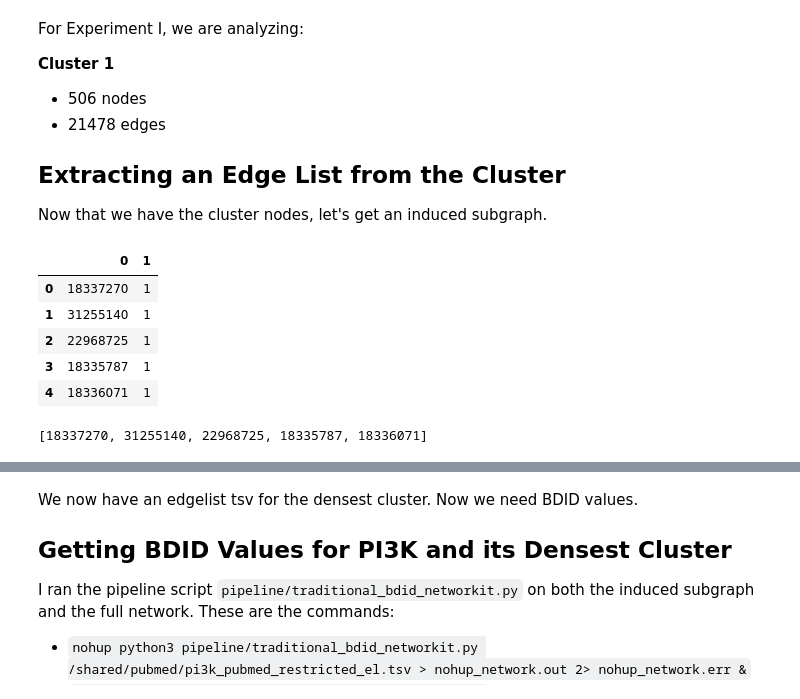
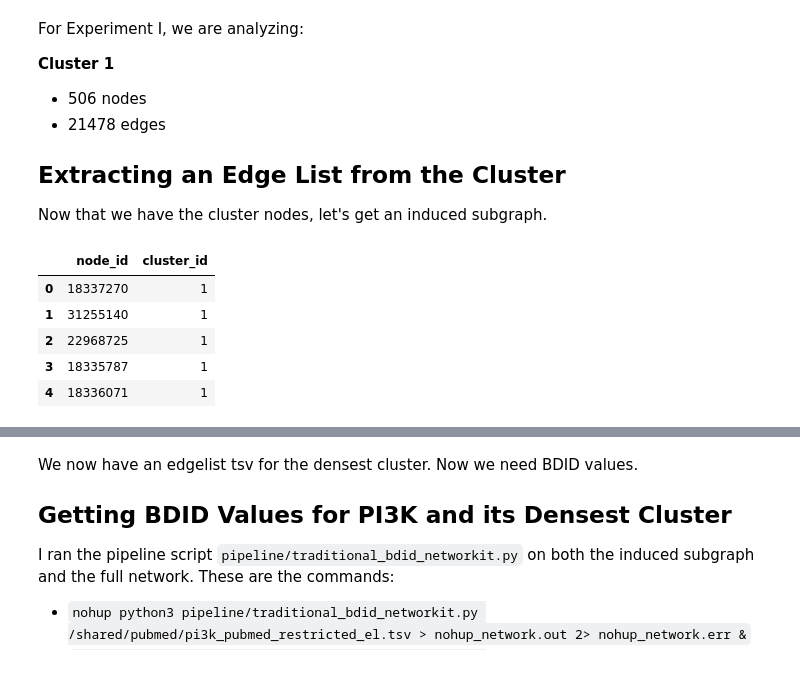
Before and after one commit to vikramr2/bdid-metrics, a Jupyter notebook: analysis/pi3k/analyze_pi3k.ipynb, the cells around one changed output, grey strips where cells are left out. Cells and saved outputs as stored; diff of their text form; code cells hidden in the pictures.

```diff
--- a/analysis/pi3k/analyze_pi3k.ipynb
+++ b/analysis/pi3k/analyze_pi3k.ipynb
@@ -84,21 +96,26 @@ For Experiment I, we are analyzing:
 
 Now that we have the cluster nodes, let's get an induced subgraph.
 # %%
-pi3k_ikc30 = pd.read_csv('/shared/pubmed/data/pi3k_pubmed_ikc30_reformatted.tsv', sep='\t', header=None)
+pi3k_ikc30 = pd.read_csv(
+    '/shared/pubmed/data/pi3k_pubmed_ikc30_reformatted.tsv',
+    sep='\t',
+    header=None,
+    names=[
+        'node_id',
+        'cluster_id'
+    ])
 
 pi3k_ikc30.head()
 # %% [output]
-|  | 0 | 1 |
+|  | node_id | cluster_id |
 | 0 | 18337270 | 1 |
 | 1 | 31255140 | 1 |
 | 2 | 22968725 | 1 |
 | 3 | 18335787 | 1 |
 | 4 | 18336071 | 1 |
 # %%
+# Let's get the nodelist of the k-49 cluster
+
 first_cluster = pi3k_ikc30[pi3k_ikc30.iloc[:, 1] == 1]
 first_cluster_nodes = first_cluster.iloc[:, 0].tolist()
-
-print(first_cluster_nodes[:5])
-# %% [output]
-[18337270, 31255140, 22968725, 18335787, 18336071]
 # %%
```
Also changed, not shown: parts of 14 cells of this notebook.
